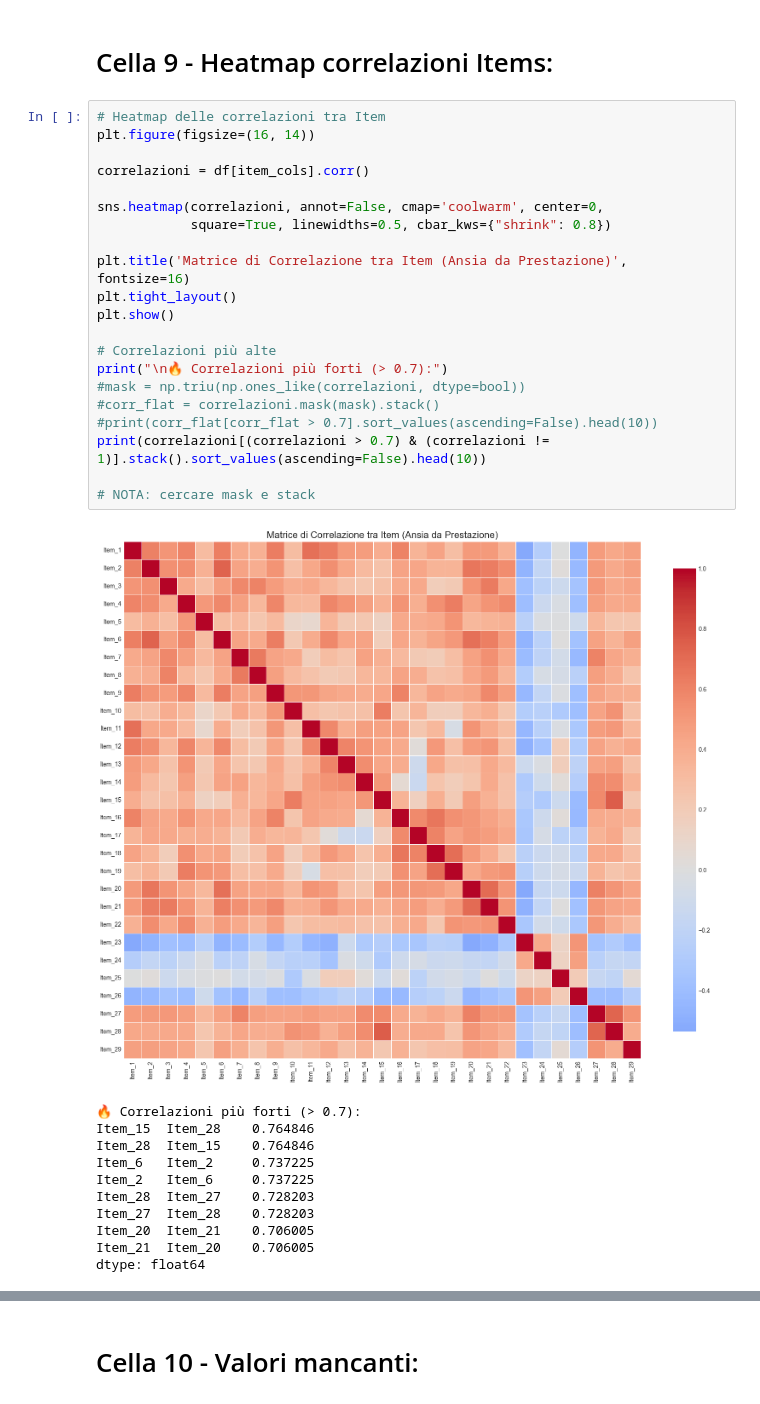
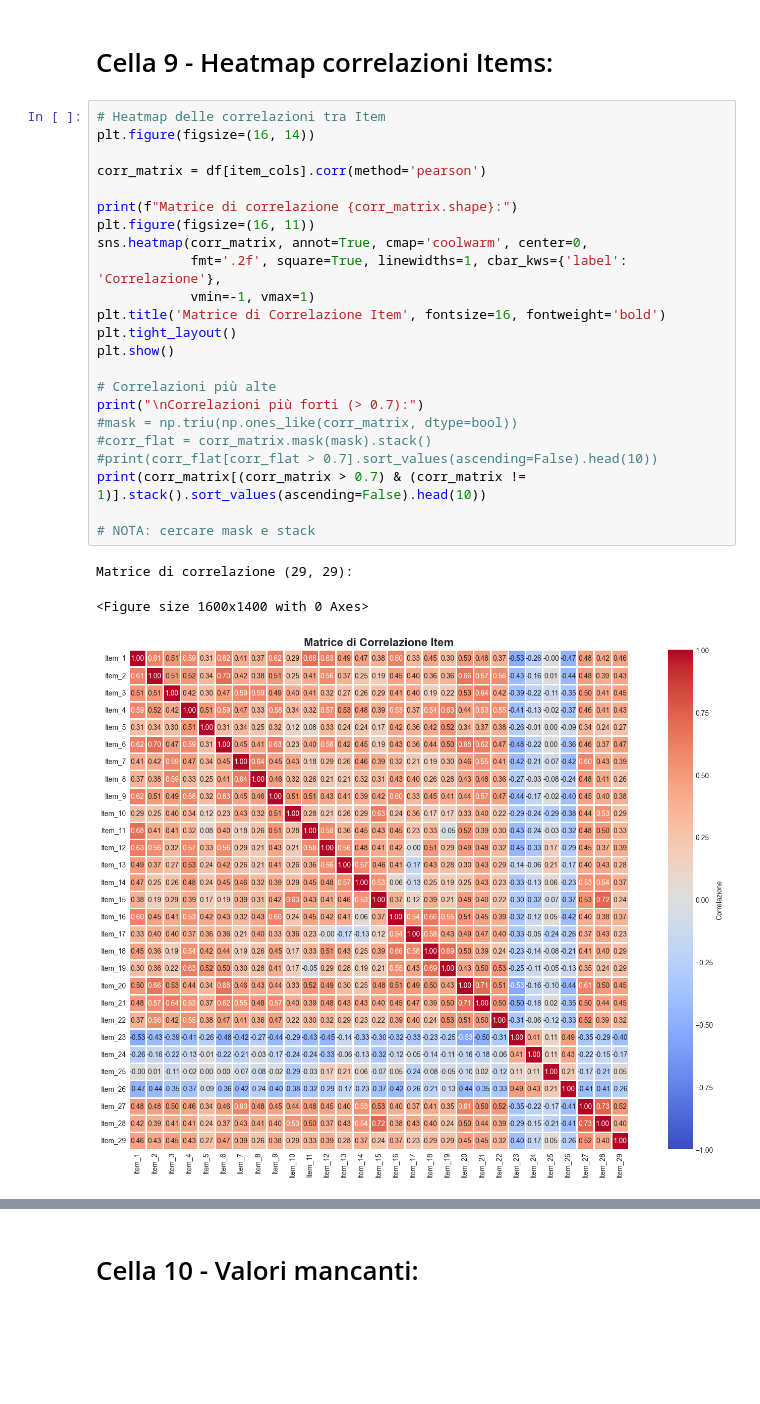
Before and after one commit to gaiacassinelli1/Project-Work, a Jupyter notebook: notebook/analisi_esplorativa_post.ipynb, the cells around one changed output, grey strips where cells are left out. Cells and saved outputs as stored; diff of their text form; blank space fills up the shorter version.

```diff
--- a/notebook/analisi_esplorativa_post.ipynb
+++ b/notebook/analisi_esplorativa_post.ipynb
@@ -310,33 +328,27 @@ max      5.000000    5.000000    5.000000    5.000000    5.000000
 # %%
 # Heatmap delle correlazioni tra Item
 plt.figure(figsize=(16, 14))
 
-correlazioni = df[item_cols].corr()
+corr_matrix = df[item_cols].corr(method='pearson')
 
-sns.heatmap(correlazioni, annot=False, cmap='coolwarm', center=0,
-            square=True, linewidths=0.5, cbar_kws={"shrink": 0.8})
-
-plt.title('Matrice di Correlazione tra Item (Ansia da Prestazione)', fontsize=16)
+print(f"Matrice di correlazione {corr_matrix.shape}:")
+plt.figure(figsize=(16, 11))
+sns.heatmap(corr_matrix, annot=True, cmap='coolwarm', center=0,
+            fmt='.2f', square=True, linewidths=1, cbar_kws={'label': 'Correlazione'},
+            vmin=-1, vmax=1)
+plt.title('Matrice di Correlazione Item', fontsize=16, fontweight='bold')
 plt.tight_layout()
 plt.show()
 
 # Correlazioni più alte
-print("\n🔥 Correlazioni più forti (> 0.7):")
-#mask = np.triu(np.ones_like(correlazioni, dtype=bool))
-#corr_flat = correlazioni.mask(mask).stack()
+print("\nCorrelazioni più forti (> 0.7):")
+#mask = np.triu(np.ones_like(corr_matrix, dtype=bool))
+#corr_flat = corr_matrix.mask(mask).stack()
 #print(corr_flat[corr_flat > 0.7].sort_values(ascending=False).head(10))
-print(correlazioni[(correlazioni > 0.7) & (correlazioni != 1)].stack().sort_values(ascending=False).head(10))
+print(corr_matrix[(corr_matrix > 0.7) & (corr_matrix != 1)].stack().sort_values(ascending=False).head(10))
 
 # NOTA: cercare mask e stack
 # %% [output]
+Matrice di correlazione (29, 29):
+<Figure size 1600x1400 with 0 Axes>
-[figure, old version]
+[figure, new version]
-🔥 Correlazioni più forti (> 0.7):
-Item_15  Item_28    0.764846
-Item_28  Item_15    0.764846
-Item_6   Item_2     0.737225
-Item_2   Item_6     0.737225
-Item_28  Item_27    0.728203
-Item_27  Item_28    0.728203
-Item_20  Item_21    0.706005
-Item_21  Item_20    0.706005
-dtype: float64
```
Also changed, not shown: parts of 14 cells of this notebook, 10 other files.
